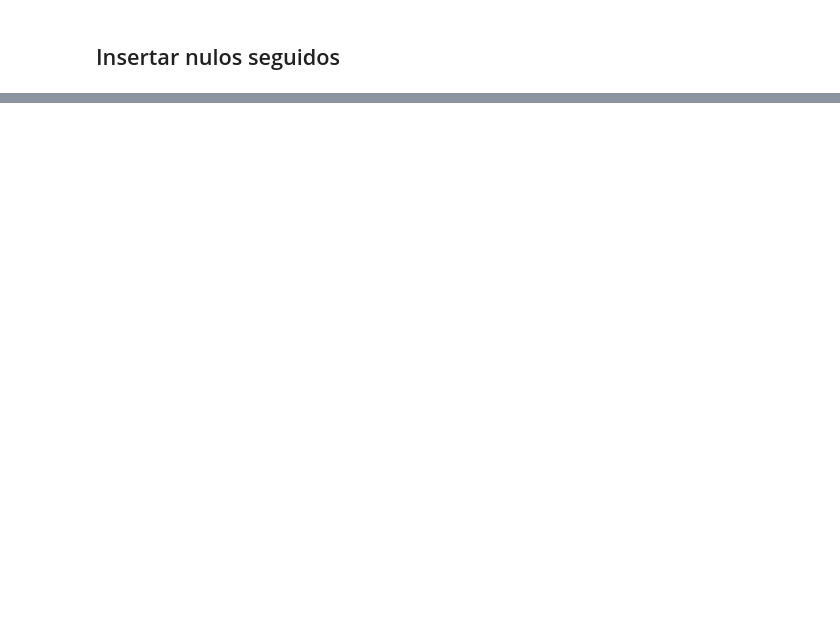
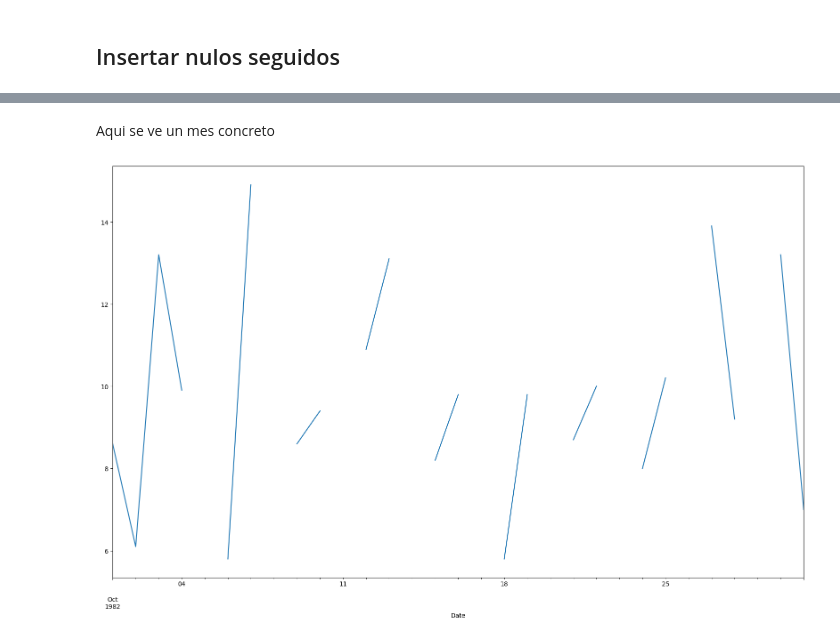
Before and after one commit to amangelluis/WorkspaceTFG, a Jupyter notebook: code/create_missing_values.ipynb, the cells around one changed output, grey strips where cells are left out. Cells and saved outputs as stored; diff of their text form; code cells hidden in the pictures; blank space fills up the shorter version.

```diff
--- a/code/create_missing_values.ipynb
+++ b/code/create_missing_values.ipynb
@@ -178,0 +202,7 @@ np.datetime64('1985-01-05T00:00:00.000000000')
+# %% [markdown]
+Aqui se ve un mes concreto
+# %%
+serie_nulos_discontinuos['1982-10'].plot(figsize=(20,12))
+plt.show()
+# %% [output]
+[figure, added]
```
Also changed, not shown: parts of 26 cells of this notebook.
